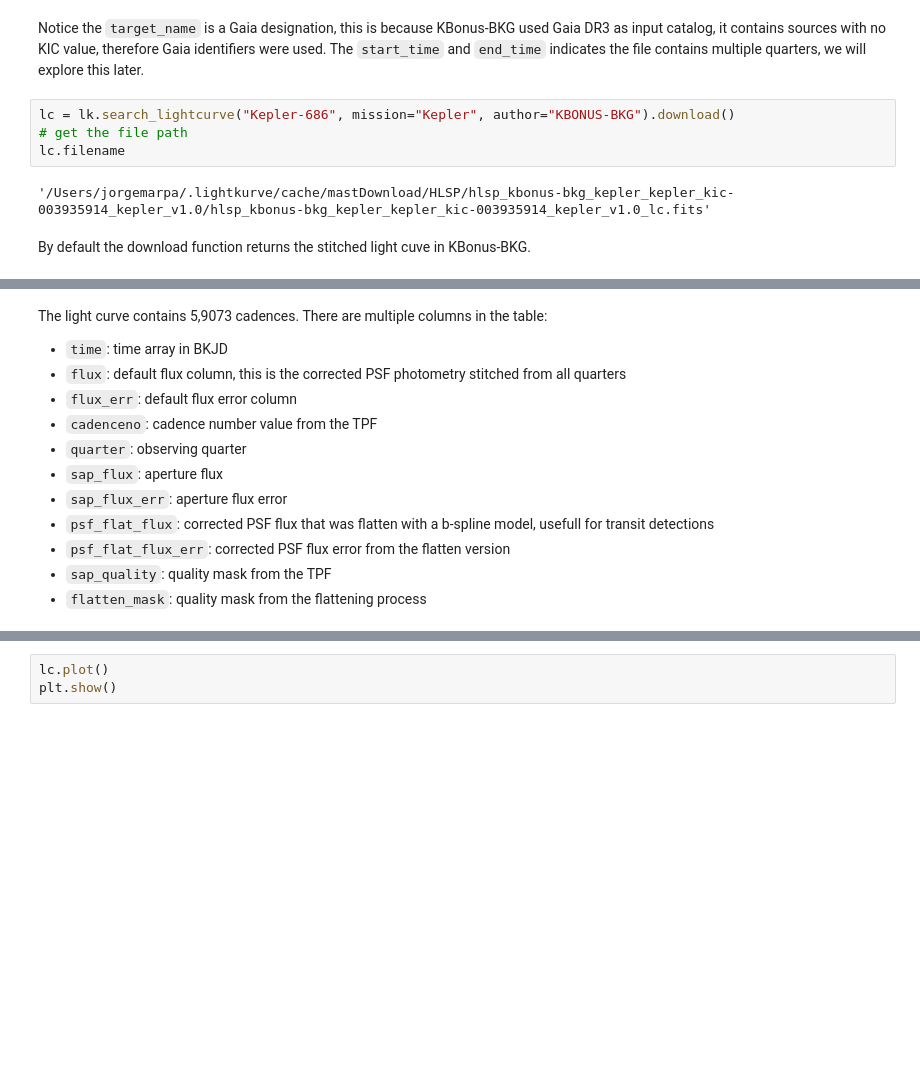
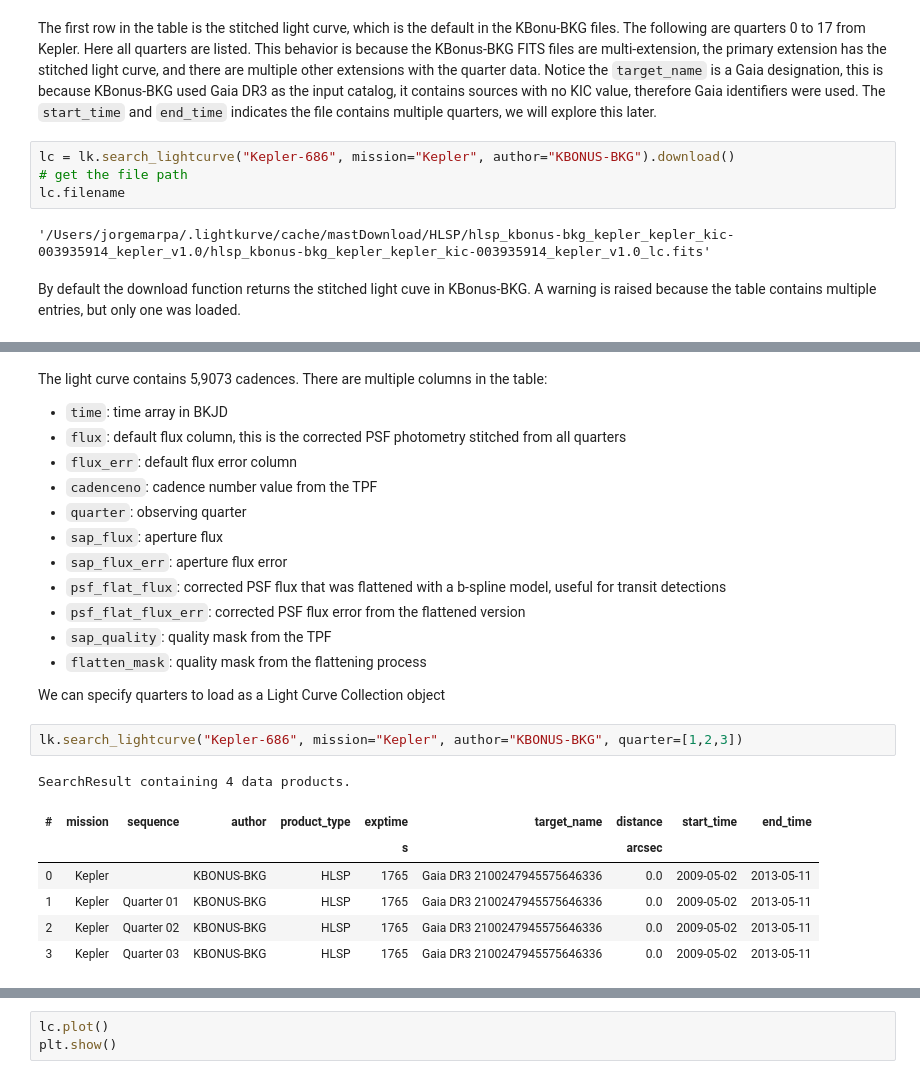
Before and after one commit to jorgemarpa/KBonus, a Jupyter notebook: notebooks/lightkurve_kbonus-bkg_example.ipynb, the cells around one changed output, grey strips where cells are left out. Cells and saved outputs as stored; diff of their text form; blank space fills up the shorter version.

```diff
--- a/notebooks/lightkurve_kbonus-bkg_example.ipynb
+++ b/notebooks/lightkurve_kbonus-bkg_example.ipynb
@@ -22,5 +26,8 @@ SearchResult containing 1 data products.
 # %% [markdown]
-Notice the `target_name` is a Gaia designation, this is because KBonus-BKG used Gaia DR3 as input catalog, it contains sources with no KIC value, therefore Gaia identifiers were used. The `start_time` and `end_time` indicates the file contains multiple quarters, we will explore this later.
+The first row in the table is the stitched light curve, which is the default in the KBonu-BKG files.
+The following are quarters 0 to 17 from Kepler. Here all quarters are listed.
+This behavior is because the KBonus-BKG FITS files are multi-extension, the primary extension has the stitched light curve, and there are multiple other extensions with the quarter data.
+Notice the `target_name` is a Gaia designation, this is because KBonus-BKG used Gaia DR3 as the input catalog, it contains sources with no KIC value, therefore Gaia identifiers were used. The `start_time` and `end_time` indicates the file contains multiple quarters, we will explore this later.
 # %%
 lc = lk.search_lightcurve("Kepler-686", mission="Kepler", author="KBONUS-BKG").download()
 # get the file path
@@ -28,7 +35,7 @@ lc.filename
 # %% [output]
 '/Users/jorgemarpa/.lightkurve/cache/mastDownload/HLSP/hlsp_kbonus-bkg_kepler_kepler_kic-003935914_kepler_v1.0/hlsp_kbonus-bkg_kepler_kepler_kic-003935914_kepler_v1.0_lc.fits'
 # %% [markdown]
-By default the download function returns the stitched light cuve in KBonus-BKG.
+By default the download function returns the stitched light cuve in KBonus-BKG. A warning is raised because the table contains multiple entries, but only one was loaded.
 # %%
 lc
 # %% [output]
@@ -48,7 +55,19 @@ The light curve contains 5,9073 cadences. There are multiple columns in the tabl
  - `quarter`: observing quarter
  - `sap_flux`: aperture flux
  - `sap_flux_err`: aperture flux error
- - `psf_flat_flux`: corrected PSF flux that was flatten with a b-spline model, usefull for transit detections
- - `psf_flat_flux_err`: corrected PSF flux error from the flatten version
+ - `psf_flat_flux`: corrected PSF flux that was flattened with a b-spline model, useful for transit detections
+ - `psf_flat_flux_err`: corrected PSF flux error from the flattened version
  - `sap_quality`: quality mask from the TPF
  - `flatten_mask`: quality mask from the flattening process
+
+We can specify quarters to load as a Light Curve Collection object
+# %%
+lk.search_lightcurve("Kepler-686", mission="Kepler", author="KBONUS-BKG", quarter=[1,2,3])
+# %% [output]
+SearchResult containing 4 data products.
+| # | mission | sequence | author | product_type | exptime | target_name | distance | start_time | end_time |
+|  |  |  |  |  | s |  | arcsec |  |  |
+| 0 | Kepler |  | KBONUS-BKG | HLSP | 1765 | Gaia DR3 2100247945575646336 | 0.0 | 2009-05-02 | 2013-05-11 |
+| 1 | Kepler | Quarter 01 | KBONUS-BKG | HLSP | 1765 | Gaia DR3 2100247945575646336 | 0.0 | 2009-05-02 | 2013-05-11 |
+| 2 | Kepler | Quarter 02 | KBONUS-BKG | HLSP | 1765 | Gaia DR3 2100247945575646336 | 0.0 | 2009-05-02 | 2013-05-11 |
+| 3 | Kepler | Quarter 03 | KBONUS-BKG | HLSP | 1765 | Gaia DR3 2100247945575646336 | 0.0 | 2009-05-02 | 2013-05-11 |
```
Also changed, not shown: parts of 27 cells of this notebook.
